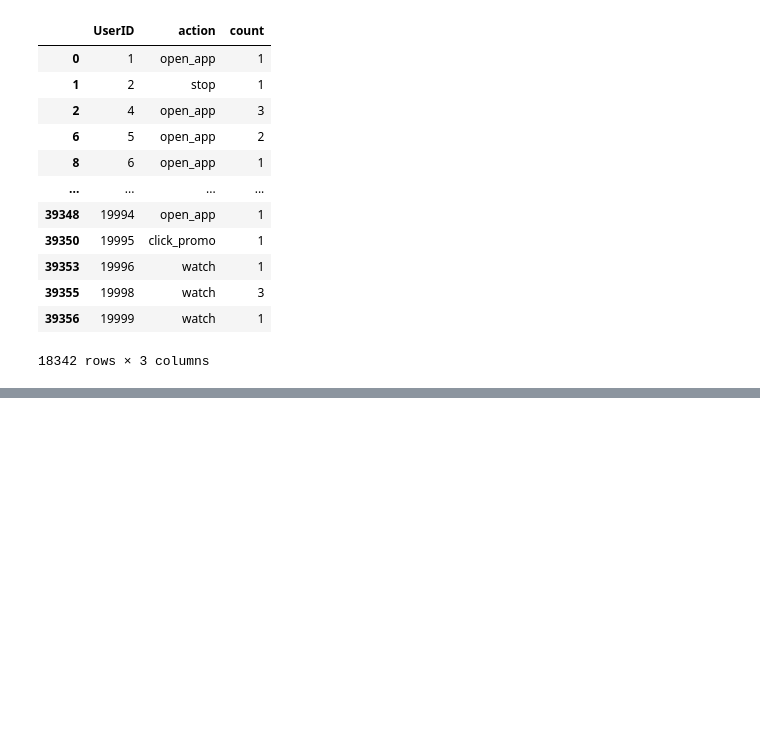
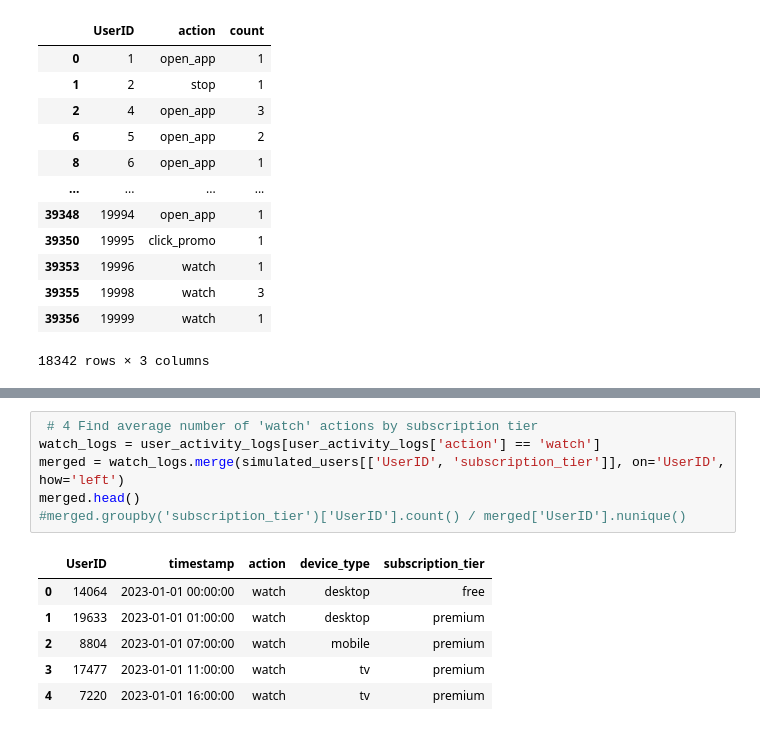
Before and after one commit to stevechengnyc/meta_learners, a Jupyter notebook: MovieLens_EconML_Uplift_Modeling_practice.ipynb, the cells around one changed output, grey strips where cells are left out. Drawn from its saved outputs; the diff is of its cells as text; blank space fills up the shorter version.

```diff
--- a/MovieLens_EconML_Uplift_Modeling_practice.ipynb
+++ b/MovieLens_EconML_Uplift_Modeling_practice.ipynb
@@ -876,0 +904,13 @@ user_activity_logs.groupby(['UserID', 'action']).size().reset_index(name='count'
+# %%
+ # 4 Find average number of 'watch' actions by subscription tier
+watch_logs = user_activity_logs[user_activity_logs['action'] == 'watch']
+merged = watch_logs.merge(simulated_users[['UserID', 'subscription_tier']], on='UserID', how='left')
+merged.head()
+#merged.groupby('subscription_tier')['UserID'].count() / merged['UserID'].nunique()
+# %% [output]
+|  | UserID | timestamp | action | device_type | subscription_tier |
+| 0 | 14064 | 2023-01-01 00:00:00 | watch | desktop | free |
+| 1 | 19633 | 2023-01-01 01:00:00 | watch | desktop | premium |
+| 2 | 8804 | 2023-01-01 07:00:00 | watch | mobile | premium |
+| 3 | 17477 | 2023-01-01 11:00:00 | watch | tv | premium |
+| 4 | 7220 | 2023-01-01 16:00:00 | watch | tv | premium |
```
Also changed, not shown: parts of 13 cells of this notebook.
